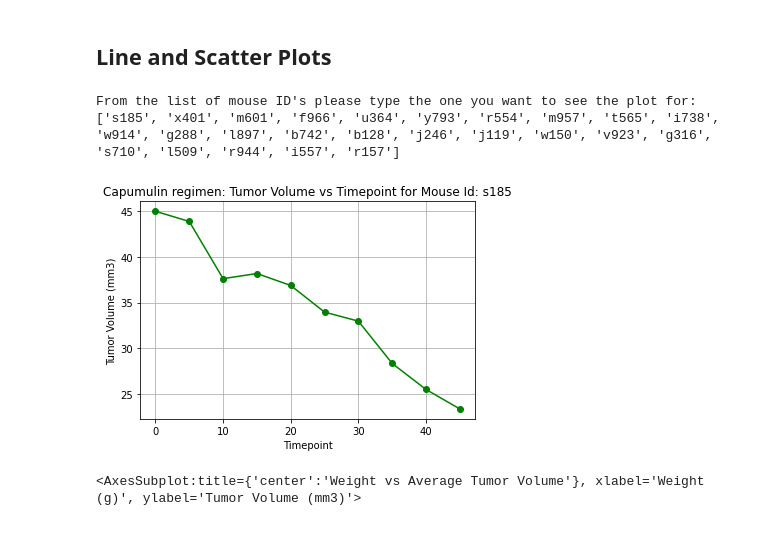
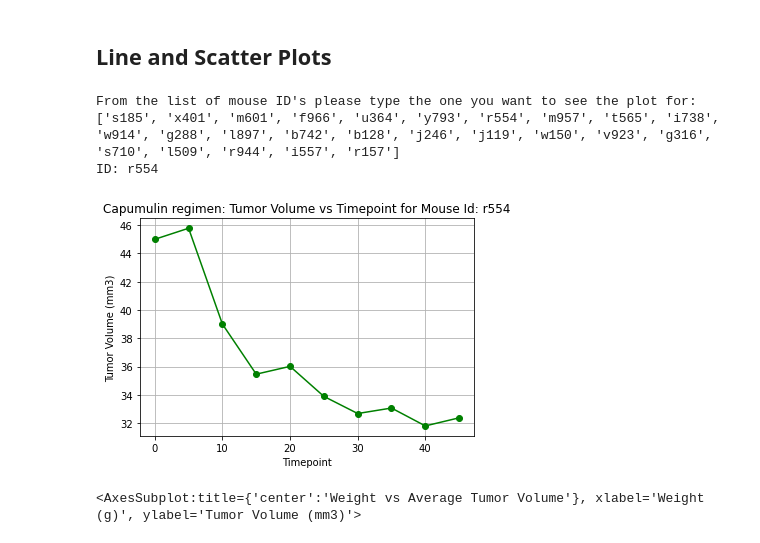
Before and after one commit to JuanjoFernandez/pharmaceutical, a Jupyter notebook: Pymaceuticals/pymaceuticals_starter.ipynb, the cells around one changed output. Saved outputs shown, nothing was run; the diff lists cells and outputs as text; code cells hidden in the pictures.

```diff
--- a/Pymaceuticals/pymaceuticals_starter.ipynb
+++ b/Pymaceuticals/pymaceuticals_starter.ipynb
@@ -334,36 +362,37 @@ plt.show()
 # %%
 # Generate a line plot of tumor volume vs. time point for a mouse treated with Capomulin
 
 #new dataframe with only the mouses treated with capomulin
 capomulin_data = clean_study.loc[clean_study['Drug Regimen'] == 'Capomulin', :]
 
 #retrieving mouse id's
 mouse_id = capomulin_data['Mouse ID'].unique().tolist()
 
 #asking user for the mouse to plot
 print ('From the list of mouse ID\'s please type the one you want to see the plot for:')
 print (mouse_id)
 
 #for testing purposes, switch comments below when testing is done
-mouse_plot = 's185'
-#mouse_plot = input ('ID: ')
+#mouse_plot = 's185'
+mouse_plot = input ('ID: ')
 
 #obtaining mouse data
 plot_data = capomulin_data.loc[capomulin_data['Mouse ID'] == mouse_plot, :]
 x_axis = plot_data['Timepoint'].tolist()
 y_axis = plot_data['Tumor Volume (mm3)'].tolist()
 
 #graph parameters
 plt.title(f'Capumulin regimen: Tumor Volume vs Timepoint for Mouse Id: {mouse_plot}')
 plt.xlabel("Timepoint")
 plt.ylabel("Tumor Volume (mm3)")
 plt.grid()
 
 mouse_line = plt.plot(x_axis, y_axis, marker ='o', color='green')
 # %% [output]
 From the list of mouse ID's please type the one you want to see the plot for:
 ['s185', 'x401', 'm601', 'f966', 'u364', 'y793', 'r554', 'm957', 't565', 'i738', 'w914', 'g288', 'l897', 'b742', 'b128', 'j246', 'j119', 'w150', 'v923', 'g316', 's710', 'l509', 'r944', 'i557', 'r157']
+ID: r554
-[figure, old version]
+[figure, new version]
 # %%
 # Generate a scatter plot of average tumor volume vs. mouse weight for the Capomulin regimen
 
```
Also changed, not shown: parts of 2 cells of this notebook.
